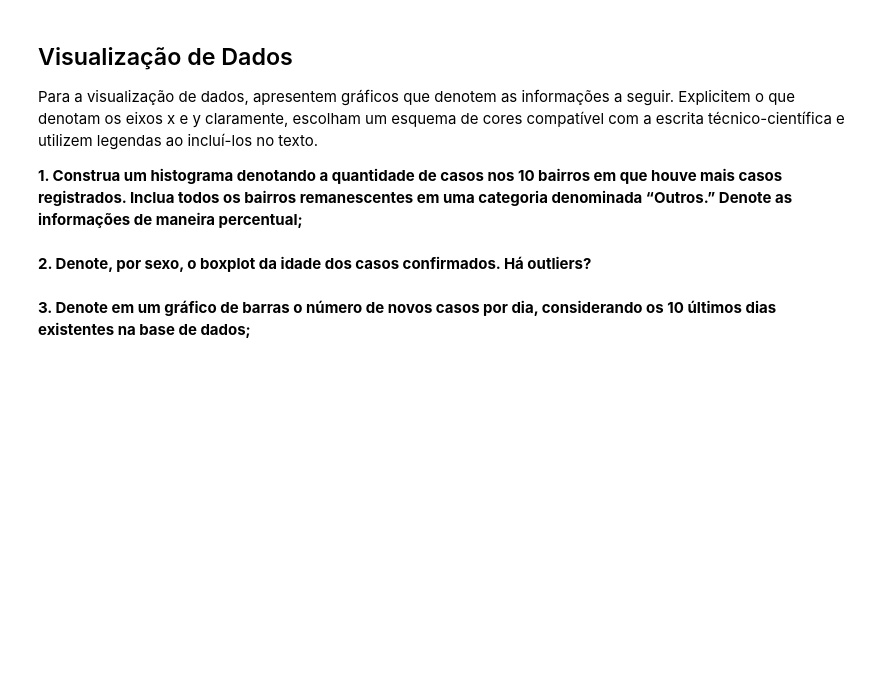
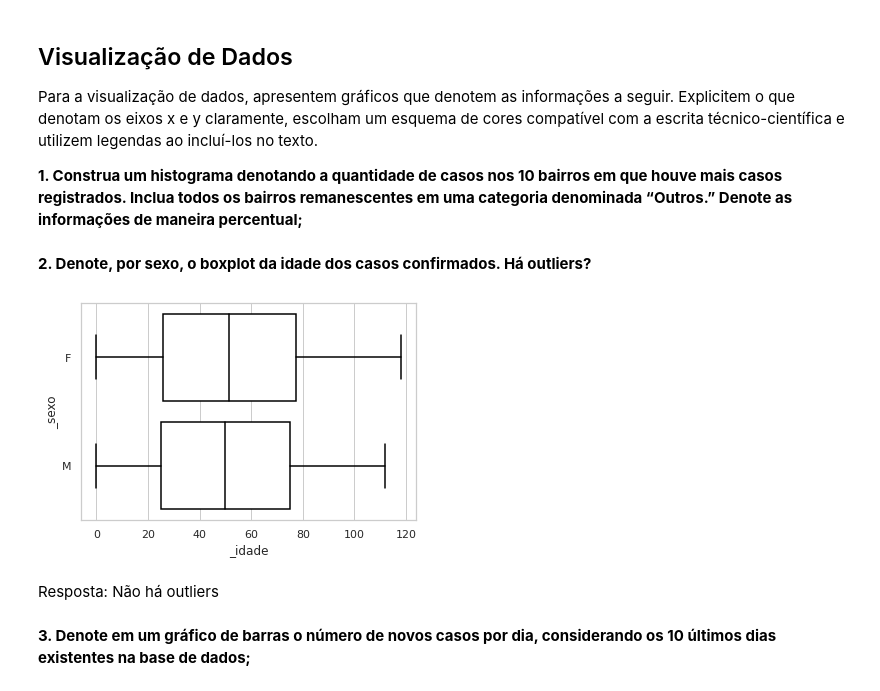
Before and after one commit to EnriqueIzel2/top-analise-redes-neurais, a Jupyter notebook: manaus_covid_graphics.ipynb, the cells around one changed output. Cells and saved outputs as stored; diff of their text form; code cells hidden in the pictures; blank space fills up the shorter version.

```diff
--- a/manaus_covid_graphics.ipynb
+++ b/manaus_covid_graphics.ipynb
@@ -25,6 +25,18 @@ técnico-científica e utilizem legendas ao incluí-los no texto.
 **1. Construa um histograma denotando a quantidade de casos nos 10 bairros em que houve mais casos registrados. Inclua todos os bairros remanescentes em uma categoria denominada “Outros.” Denote as informações de maneira percentual;**
 # %% [markdown]
 **2. Denote, por sexo, o boxplot da idade dos casos confirmados. Há outliers?**
+# %%
+data = dados.groupby(['_idade', '_sexo']).size().reset_index(name='casos')
+
+sns.set(style="whitegrid")
+plot = sns.boxplot(x='_idade', y="_sexo", data=data, color='white')
+plt.setp(plot.artists, edgecolor = 'black', facecolor='white')
+plt.setp(plot.lines, color='black')
+plt.show()
+# %% [output]
+[figure, added]
+# %% [markdown]
+Resposta: Não há outliers
 # %% [markdown]
 **3. Denote em um gráfico de barras o número de novos casos por dia, considerando os 10 últimos dias existentes na base de dados;**
 # %%
```
